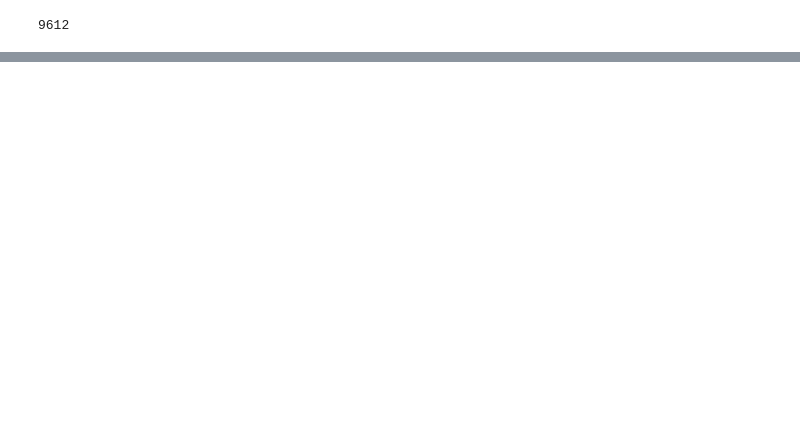
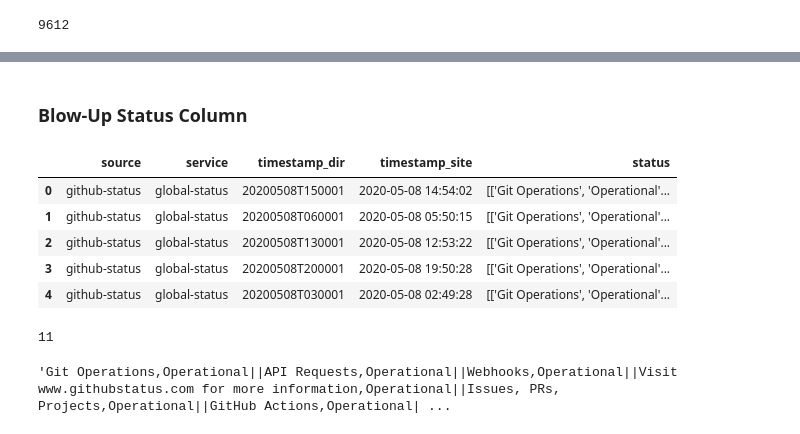
Before and after one commit to shanemin/thesis-msc-cloud-failures, a Jupyter notebook: scripts/parsers/github-status.ipynb, the cells around one changed output, grey strips where cells are left out. Cells and saved outputs as stored; diff of their text form; code cells hidden in the pictures; blank space fills up the shorter version.

```diff
--- a/scripts/parsers/github-status.ipynb
+++ b/scripts/parsers/github-status.ipynb
@@ -96,2 +100,14 @@ df.head(50)
 # %%
 df.to_csv(r'/home/shane/Documents/thesis/output/parsed/github-status.csv', index=False)
+# %% [markdown]
+### Blow-Up Status Column
+# %%
+df2 = pd.read_csv('/home/shane/Documents/thesis/output/parsed/github-status.csv')
+df2.head()
+# %% [output]
+|  | source | service | timestamp_dir | timestamp_site | status |
+| 0 | github-status | global-status | 20200508T150001 | 2020-05-08 14:54:02 | [['Git Operations', 'Operational'... |
+| 1 | github-status | global-status | 20200508T060001 | 2020-05-08 05:50:15 | [['Git Operations', 'Operational'... |
+| 2 | github-status | global-status | 20200508T130001 | 2020-05-08 12:53:22 | [['Git Operations', 'Operational'... |
+| 3 | github-status | global-status | 20200508T200001 | 2020-05-08 19:50:28 | [['Git Operations', 'Operational'... |
+| 4 | github-status | global-status | 20200508T030001 | 2020-05-08 02:49:28 | [['Git Operations', 'Operational'... |
@@ -97,0 +121,11 @@ df.to_csv(r'/home/shane/Documents/thesis/output/parsed/github-status.csv', index
+# %%
+len(status_types) # new columns
+# %% [output]
+11
+# %%
+replaced = []
+for status in df2['status']:
+    replaced.append(status.replace("], [","||").replace('[','').replace(']','').replace("', '", ',').replace("'", ''))
+replaced[0]
+# %% [output]
+'Git Operations,Operational||API Requests,Operational||Webhooks,Operational||Visit www.githubstatus.com for more information,Operational||Issues, PRs, Projects,Operational||GitHub Actions,Operational| ...
```
Also changed, not shown: parts of 11 cells of this notebook, 2 other files.
